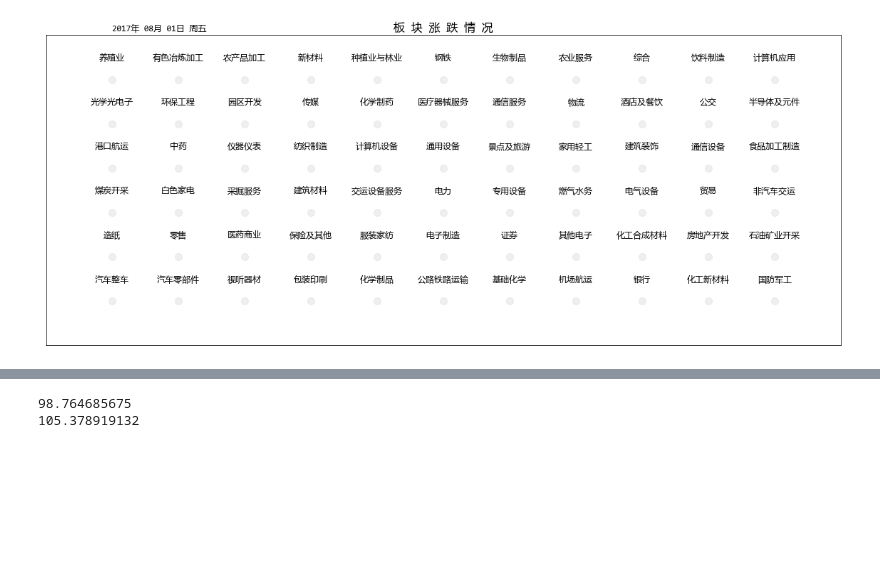
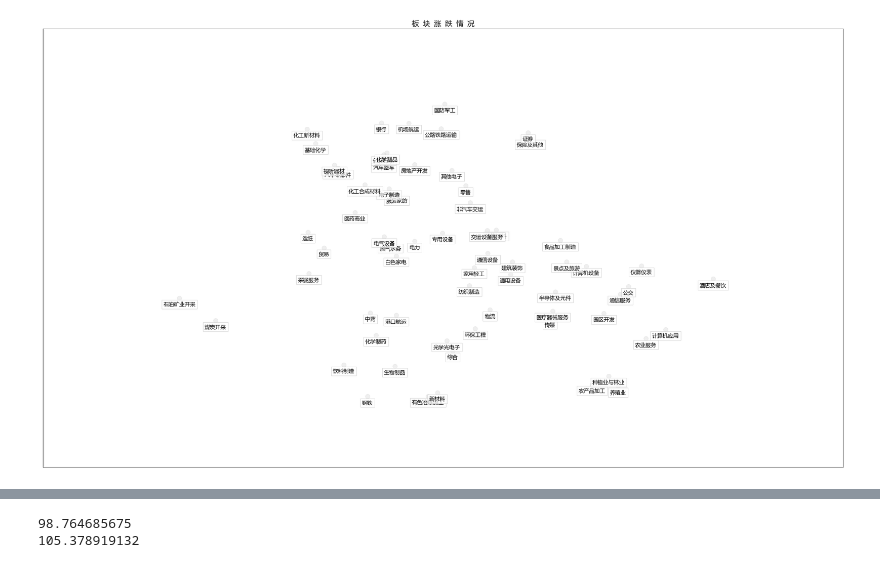
Before and after one commit to liusida/fund_scanner, a Jupyter notebook: playground/view_indexes.ipynb, the cells around one changed output, grey strips where cells are left out. Cells and saved outputs as stored; diff of their text form; code cells hidden in the pictures; blank space fills up the shorter version.

```diff
--- a/playground/view_indexes.ipynb
+++ b/playground/view_indexes.ipynb
@@ -29,0 +38,15 @@ df_to_plot = df_to_plot.sort_values(by=df_to_plot.last_valid_index(), axis=1, as
+# %%
+from sklearn.manifold import TSNE
+from sklearn.decomposition import PCA
+df_to_tsne = df_to_plot.T
+
+#display(df_to_tsne)
+model = TSNE(n_components=2, learning_rate=10)
+df_result = pd.DataFrame(model.fit_transform(df_to_tsne))
+df_result.columns = ['pos_x', 'pos_y']
+df_to_tsne = df_to_tsne.reset_index()
+df_result = pd.concat([df_to_tsne, df_result], axis=1)
+#display(df_result)
+
+df_pos = df_result.set_index('index').loc[:,['pos_x', 'pos_y']].T
+display(df_pos)
@@ -30,37 +58,50 @@ df_to_plot = df_to_plot.sort_values(by=df_to_plot.last_valid_index(), axis=1, as
 # %%
+pos_type = 'tsne' # 'tsne' or 'matrix'
+
 lst_industry_names = df_to_plot.columns.tolist()
 
 
 items_each_row = 11
 bubble_size_max = 1e4
 bubble_size_middle = 1e2
 bubble_size_min = 10
 subtitle_offset_x = 0
-subtitle_offset_y = -0.5
+subtitle_offset_y = -0.2
+title_prefix = u'板 块 涨 跌 情 况'
 
-fig = plt.figure(figsize=[20,8])
+fig = plt.figure(figsize=[32,18])
 ax = fig.gca()
 ax.set_xticks([])
 ax.set_yticks([])
-ax.set_xlim(0, items_each_row+1)
-ax.set_ylim(len(lst_industry_names) // items_each_row + 1, 0)
+element_date = ax.set_title(title_prefix, fontsize=16)
 
-ax.set_title(u'板 块 涨 跌 情 况', fontsize=16)
-element_date = ax.text(1,-0.1,u'2017年 08月 01日 周五', fontsize=12)
+if pos_type=='matrix':
+    ax.set_xlim(0, items_each_row+1)
+    ax.set_ylim(len(lst_industry_names) // items_each_row + 1, 0)
+elif pos_type=='tsne':
+    ax.set_xlim(df_pos.loc['pos_x', :].min()*1.5, df_pos.loc['pos_x', :].max()*1.5)
+    ax.set_ylim(df_pos.loc['pos_y', :].min()*1.5, df_pos.loc['pos_y', :].max()*1.5)
 
 i=0
 element_scat = []
 element_text = []
 for industry_name in lst_industry_names:
-    pos_x = i % items_each_row + 1
-    pos_y = i // items_each_row + 1
+    if pos_type=='matrix':
+        pos_x = i % items_each_row + 1
+        pos_y = i // items_each_row + 1
+    elif pos_type=='tsne':
+        pos_x = df_pos.loc['pos_x', industry_name]
+        pos_y = df_pos.loc['pos_y', industry_name]
+
     scat = ax.scatter(pos_x, pos_y, s=bubble_size_middle, facecolor=(0.8,0.8,0.8,1), alpha=0.3)
-    text = ax.text(pos_x+subtitle_offset_x, pos_y+subtitle_offset_y, industry_name, fontsize=12, horizontalalignment='center', verticalalignment='center')
+    text = ax.text(pos_x+subtitle_offset_x, pos_y+subtitle_offset_y, industry_name, fontsize=12,
+                   horizontalalignment='center', verticalalignment='center',
+                   bbox=dict(facecolor='white', edgecolor=(0.8,0.8,0.8,1), alpha=0.7))
     element_scat.append(scat)
     element_text.append(text)
     i=i+1
 # %% [output]
-[figure, old version]
+[figure, new version]
 # %%
 frames_per_day = 10
 g_max = df_to_plot.max().max()
```
Also changed, not shown: parts of 3 cells of this notebook, 7 other files.
